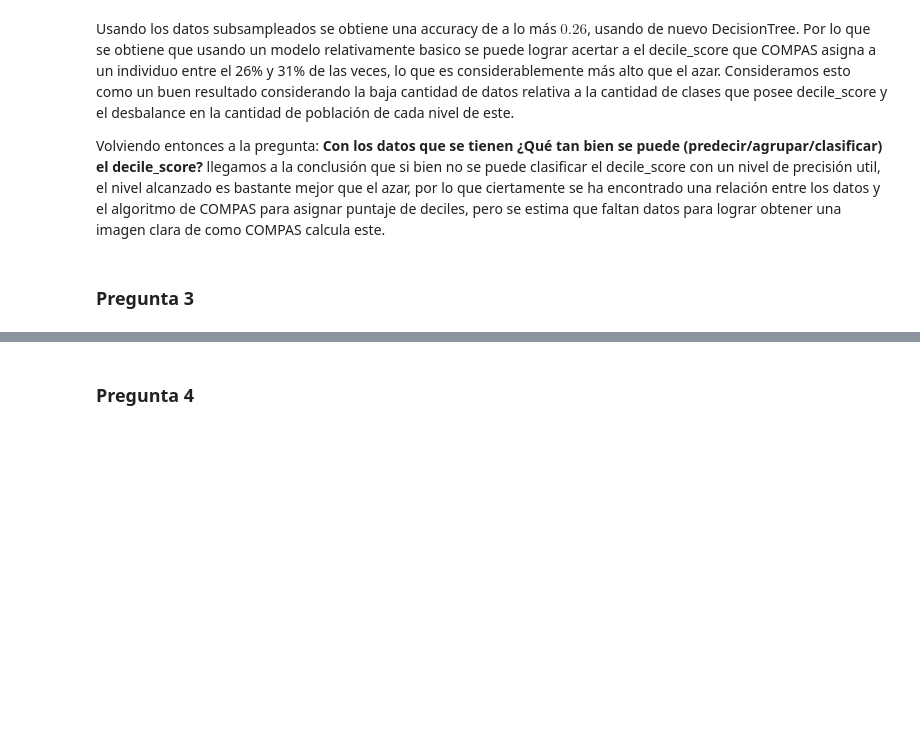
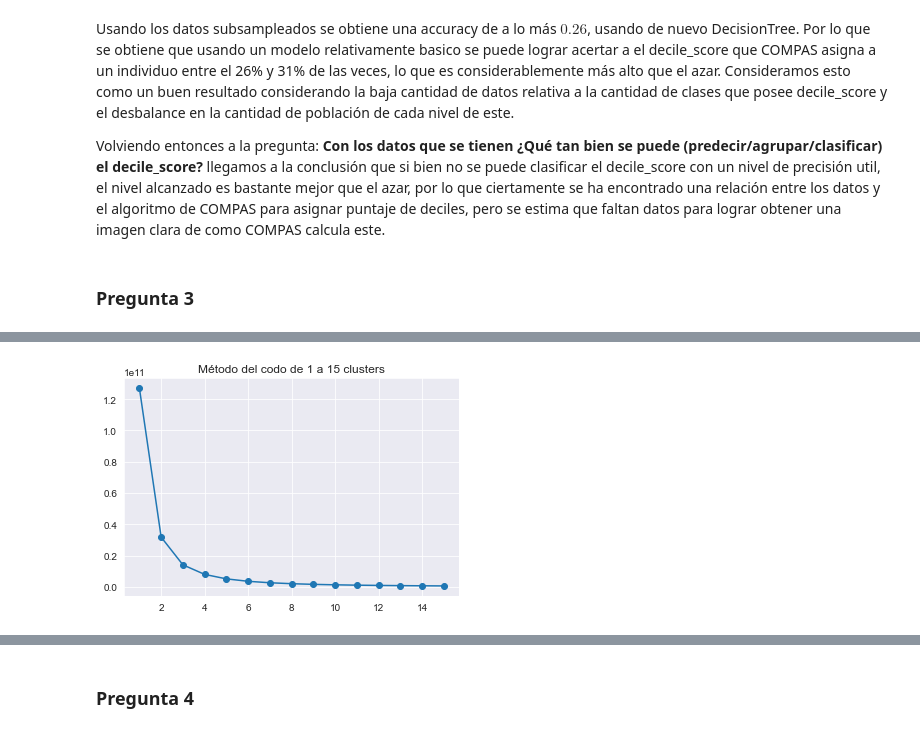
Before and after one commit to PJaramilloV/bias-no-basado, a Jupyter notebook: docs/hito-3.ipynb, the cells around one changed output, grey strips where cells are left out. Drawn from its saved outputs; the diff is of its cells as text; code cells hidden in the pictures; blank space fills up the shorter version.

```diff
--- a/docs/hito-3.ipynb
+++ b/docs/hito-3.ipynb
@@ -1887,0 +1981,15 @@ Volviendo entonces a la pregunta: **Con los datos que se tienen ¿Qué tan bien
+# %%
+# Ahora podemos hacer clustering, empezando con KMeans
+# Usaremos la técnica del codo
+km_sse = []
+km_clusters = [i for i in range(1, 16)]
+for k in km_clusters:
+    kmeans = KMeans(n_clusters=k).fit(blind_recid_people)
+    km_sse.append(kmeans.inertia_)
+
+plt.plot(km_clusters, km_sse, marker='o')
+plt.title('Método del codo de 1 a 15 clusters')
+plt.grid(True)
+plt.show()
+# %% [output]
+[figure, added]
```
Also changed, not shown: parts of 30 cells of this notebook, 1 other file.
